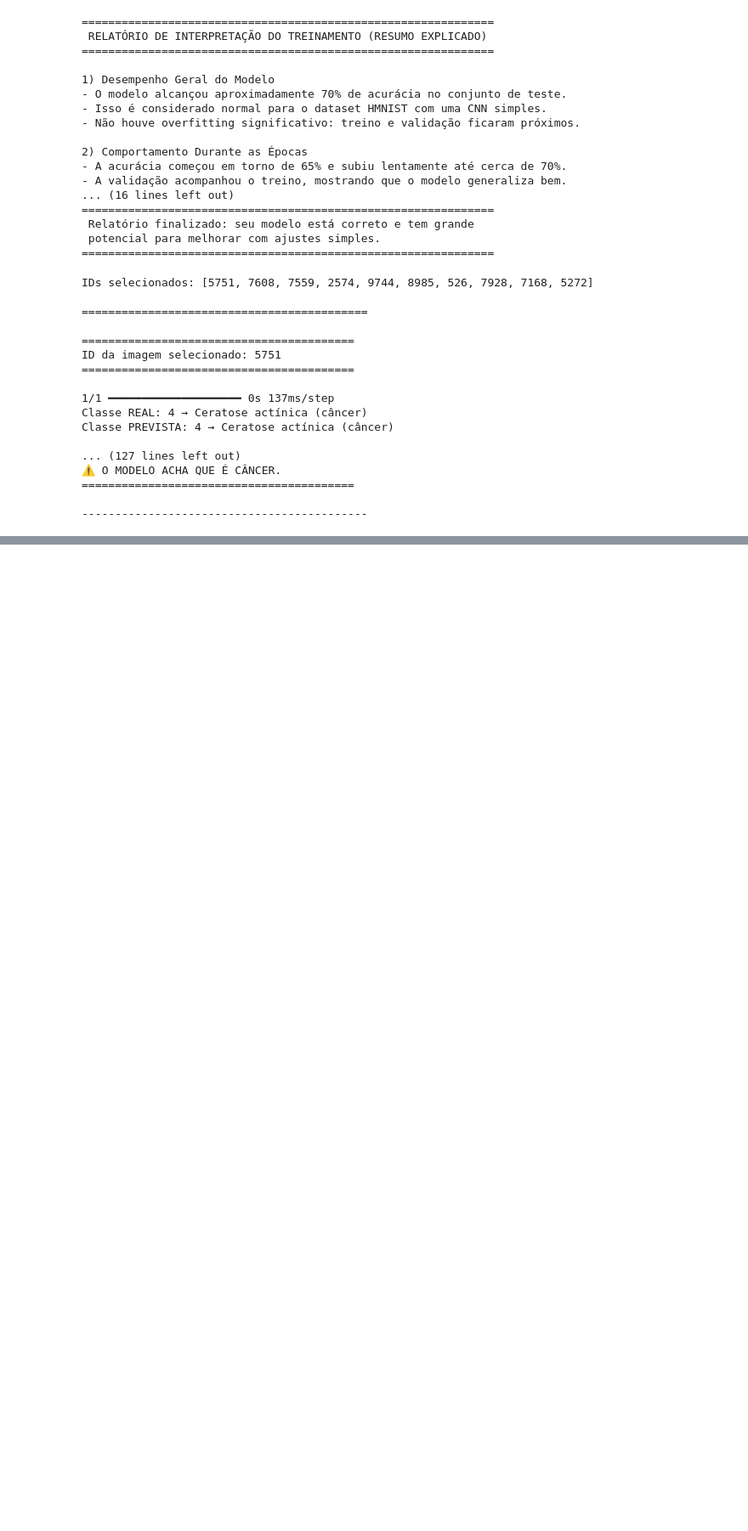
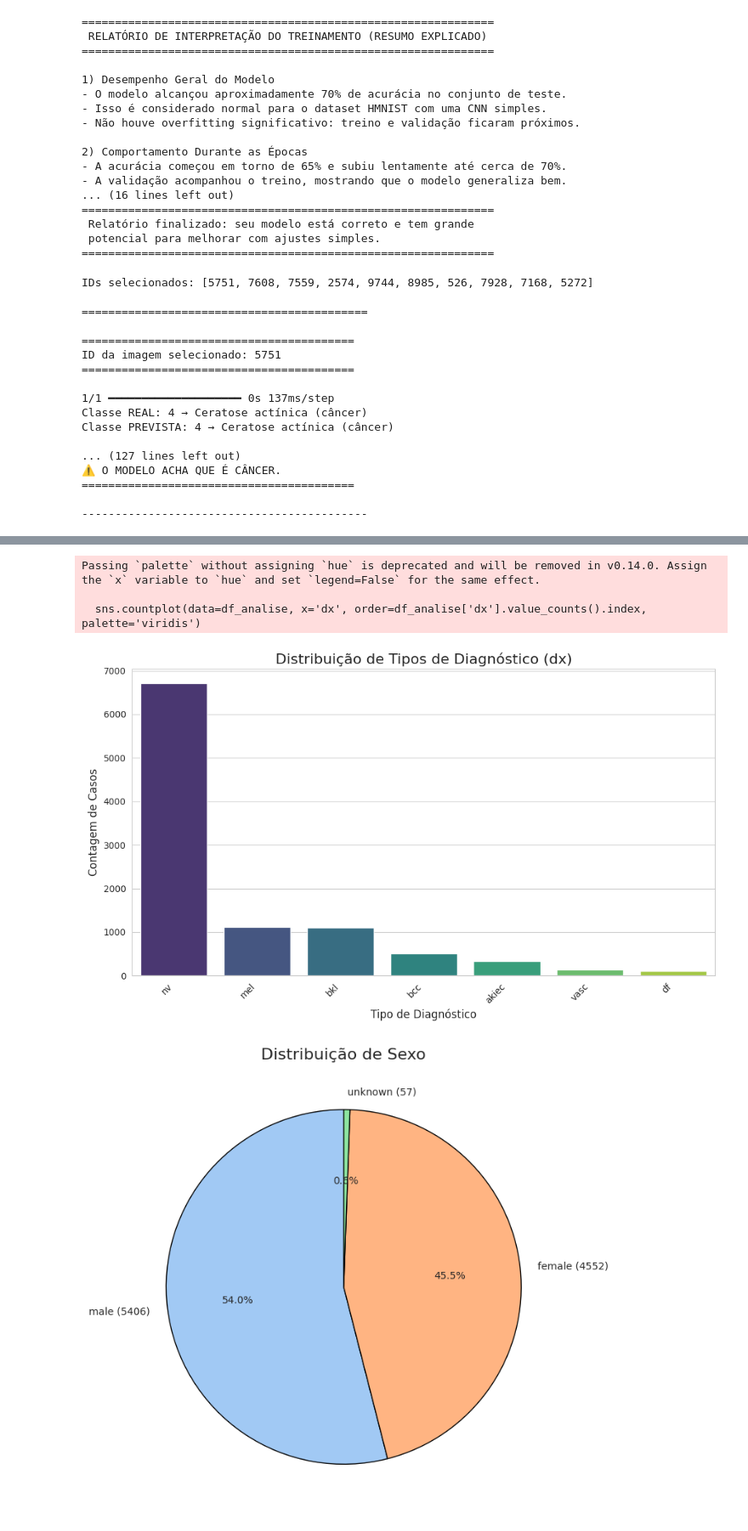
Before and after one commit to Big-Data-Analise-de-Cancer-de-Pele/Trabalho-Final---Big-Data, a Jupyter notebook: colab_big_data_klayton.ipynb, the cells around one changed output, grey strips where cells are left out. Shown: that part at 85% size. Saved outputs shown, nothing was run; the diff lists cells and outputs as text; code cells hidden in the pictures; blank space fills up the shorter version.

```diff
--- a/colab_big_data_klayton.ipynb
+++ b/colab_big_data_klayton.ipynb
@@ -378,0 +390,69 @@ Classe PREVISTA: 4 → Ceratose actínica (câncer)
+# %%
+import pandas as pd
+import matplotlib.pyplot as plt
+import seaborn as sns
+
+# Carregar o arquivo CSV
+df_analise = pd.read_csv('HAM10000_metadata.csv')
+
+# Definir um estilo visual para os gráficos (opcional, mas recomendado)
+sns.set_style("whitegrid")
+plt.rcParams['figure.dpi'] = 100
+
+# ----------------------------------------------------
+## 1. Gráfico de Barras: Contagem de Casos por Tipo de Diagnóstico (dx)
+# ----------------------------------------------------
+
+plt.figure(figsize=(10, 6))
+# 'palette' pode ser ajustada. 'viridis' é uma boa paleta de cores padrão.
+sns.countplot(data=df_analise, x='dx', order=df_analise['dx'].value_counts().index, palette='viridis')
+
+plt.title('Distribuição de Tipos de Diagnóstico (dx)', fontsize=16)
+plt.xlabel('Tipo de Diagnóstico', fontsize=12)
+plt.ylabel('Contagem de Casos', fontsize=12)
+plt.xticks(rotation=45, ha='right') # Rotação para melhor leitura dos rótulos
+plt.tight_layout()
+plt.show()
+
+
+# ----------------------------------------------------
+## 2. Gráfico de Pizza: Distribuição de Sexo (sex)
+# ----------------------------------------------------
+
+# Preparar os dados para o gráfico de pizza (contagem e rótulos)
+sex_counts = df_analise['sex'].value_counts()
+labels = [f'{idx} ({val})' for idx, val in sex_counts.items()] # Rótulos com contagem entre parênteses
+colors = sns.color_palette('pastel')[0:len(sex_counts)]
+
+plt.figure(figsize=(8, 8))
+plt.pie(
+    sex_counts,
+    labels=labels,
+    colors=colors,
+    autopct='%1.1f%%', # Formato para exibir porcentagem
+    startangle=90,
+    wedgeprops={'edgecolor': 'black', 'linewidth': 1} # Adiciona bordas para clareza
+)
+
+plt.title('Distribuição de Sexo', fontsize=16)
+plt.show()
+
+
+# ----------------------------------------------------
+## 3. Histograma: Distribuição de Idade (age)
+# ----------------------------------------------------
+
+plt.figure(figsize=(10, 6))
+# Remove valores nulos (NaN) na coluna 'age' para evitar erros
+sns.histplot(df_analise['age'].dropna(), bins=20, kde=True, color='teal')
+
+plt.title('Distribuição de Idade (age)', fontsize=16)
+plt.xlabel('Idade (anos)', fontsize=12)
+plt.ylabel('Frequência', fontsize=12)
+plt.show()
+# %% [output]
+Passing `palette` without assigning `hue` is deprecated and will be removed in v0.14.0. Assign the `x` variable to `hue` and set `legend=False` for the same effect.
+
+  sns.countplot(data=df_analise, x='dx', order=df_analise['dx'].value_counts().index, palette='viridis')
+[figure, added]
+[figure, added]
```
Also changed, not shown: parts of 15 cells of this notebook.
